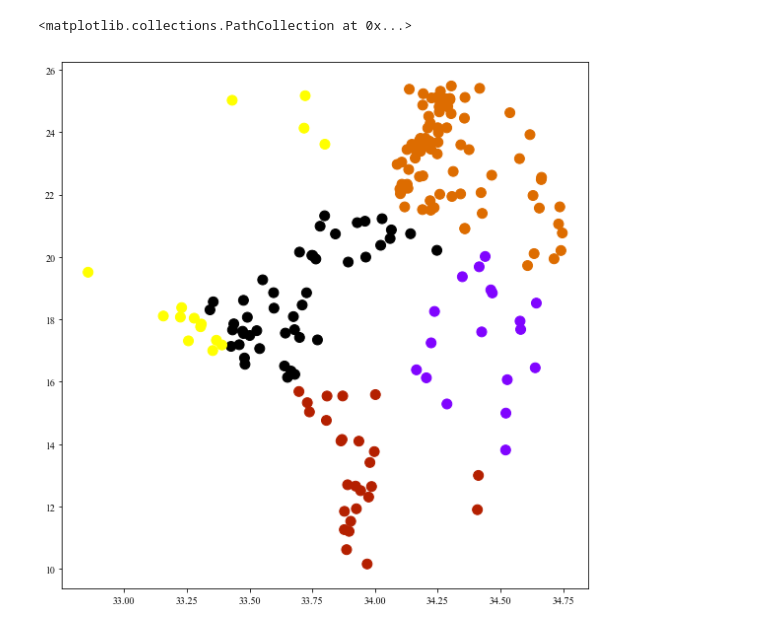
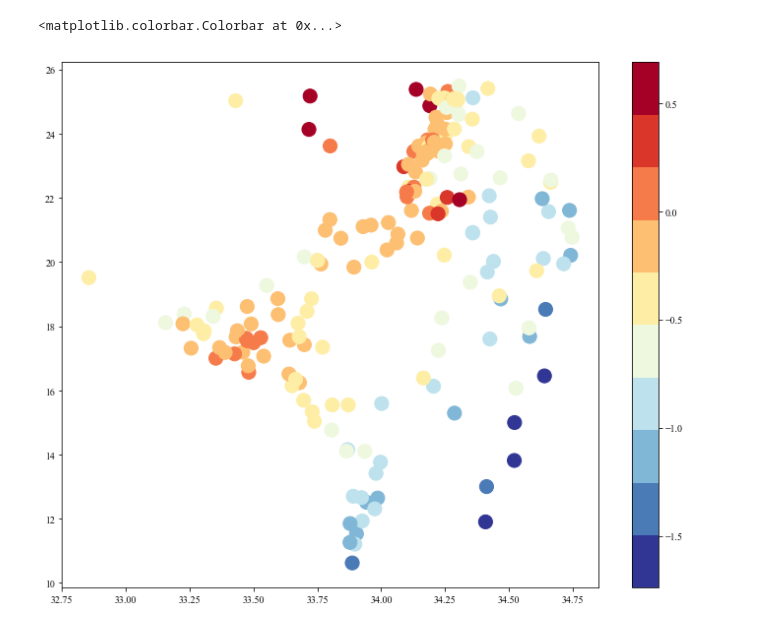
Before and after one commit to sophieclayton/kuroshio_chapter, a Jupyter notebook: TS_clustering.ipynb, the cells around one changed output. Drawn from its saved outputs; the diff is of its cells as text; code cells hidden in the pictures.

Commit message:
worked on clustering, added bray curtis

```diff
--- a/TS_clustering.ipynb
+++ b/TS_clustering.ipynb
@@ -33,17 +34,17 @@ Index([u'Unnamed: 0', u'station', u'lat', u'lon', u'bottle', u'depth (m)',
       dtype='object')
 # %%
-sub = chl[['sample', 'theta', 'S']].dropna()
+sub = chl[['sample', 'theta', 'S', 'CHL']].dropna()
 sub = sub.set_index('sample')
 del sub.index.name
 
 # normalise data
 sub_norm = (sub - sub.mean()) / (sub.max() - sub.min())
-# dist = pdist(sub_norm, 'euclidean')
+dist = pdist(sub_norm, 'euclidean')
 
-Z = linkage(sub_norm, 'complete')
+Z = linkage(dist, 'complete')
 
 fig1 = plt.figure(figsize=(25, 10))
 dendrogram(Z,leaf_rotation=90.,leaf_font_size=16.,labels=sub_norm.index)
-
-# fig1.savefig('../figures/TS_dendrogram_ward.png', dpi = 300)
+plt.show()
+fig1.savefig('../figures/TS_chl_dendrogram_complete.png', dpi = 300)
 # %% [output]
@@ -68,15 +52,16 @@ dendrogram(Z,leaf_rotation=90.,leaf_font_size=16.,labels=sub_norm.index)
 # %%
 from scipy.cluster.hierarchy import fcluster
-max_d = 0.65
+max_d = 0.8
 clusters = fcluster(Z, max_d, criterion='distance')
 clusters
 
 sub['cluster'] = clusters
 # %%
-fig2 = plt.figure(figsize = (8,8))
+fig2 = plt.figure(figsize = (10,8))
 
-palette = plt.get_cmap('gnuplot', np.max(clusters))
-plt.scatter(sub['S'].values, sub['theta'].values, s = 100,c=sub['cluster'].values, cmap = palette)
+palette = plt.get_cmap('RdYlBu_r', 10)
+plt.scatter(sub['S'].values, sub['theta'].values, s = 200,c=np.log10(sub['CHL'].values), cmap = palette)
+plt.colorbar()
 # %% [output]
-<matplotlib.collections.PathCollection at 0x...>
+<matplotlib.colorbar.Colorbar at 0x...>
-[figure, old version]
+[figure, new version]
```
Also changed, not shown: parts of 3 cells of this notebook, 5 other files.
